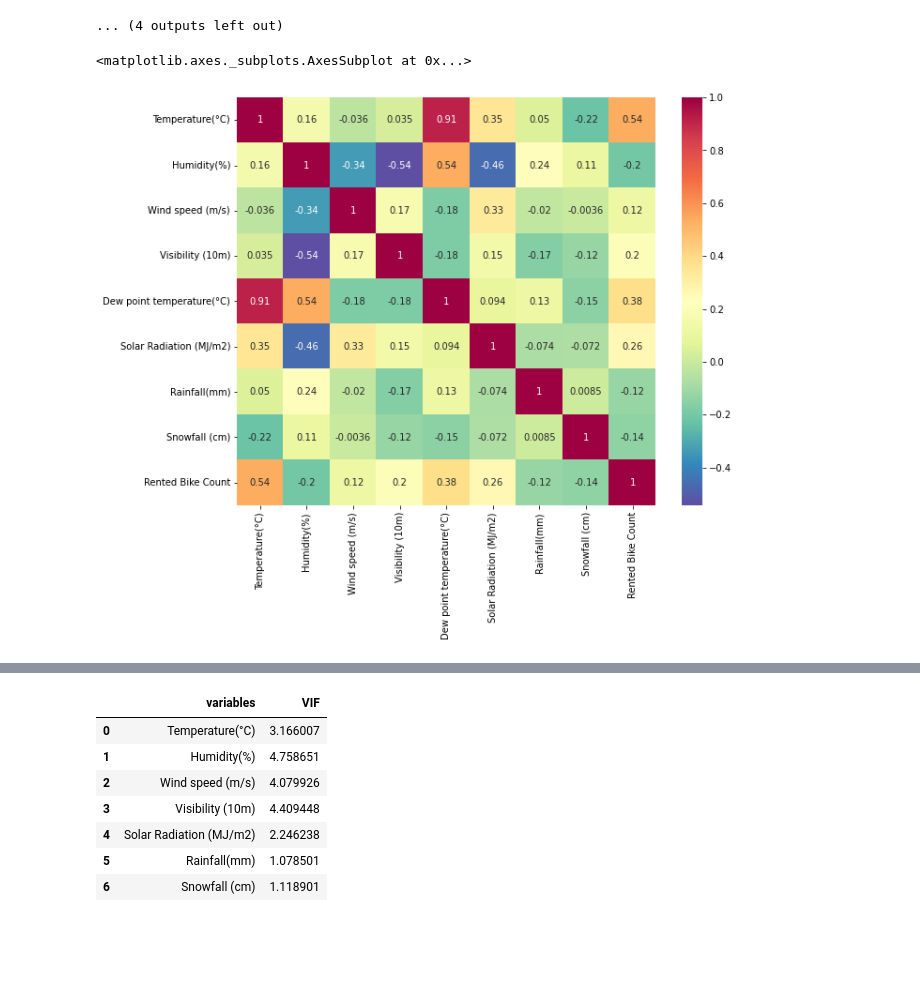
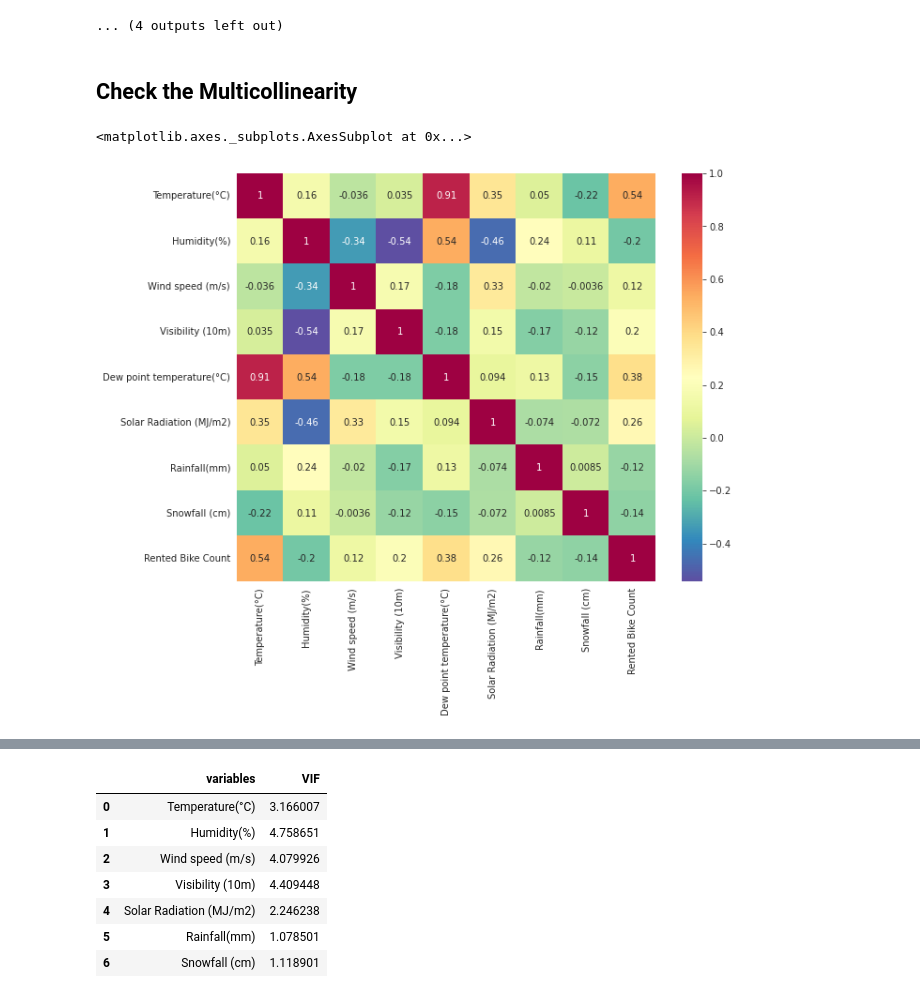
Before and after one commit to solankinitin1210/Capstone-Project-Bike-Sharing-Demand-Prediction, a Jupyter notebook: Bike_Sharing_Demand_Prediction_Capstone_Project.ipynb, the cells around one changed output, grey strips where cells are left out. Cells and saved outputs as stored; diff of their text form; code cells hidden in the pictures; blank space fills up the shorter version.

```diff
--- a/Bike_Sharing_Demand_Prediction_Capstone_Project.ipynb
+++ b/Bike_Sharing_Demand_Prediction_Capstone_Project.ipynb
@@ -427,8 +427,11 @@ for i in numeric_features:
 **** Solar Radiation (MJ/m2) versus "Rented Bike Count"****
 [figure]
 ... (4 outputs left out)
+# %% [markdown]
+## **Check the Multicollinearity**
 # %%
-numeric_features2=['Temperature(°C)',
+# Define Numeric features
+numeric_features=['Temperature(°C)',
  'Humidity(%)',
  'Wind speed (m/s)',
  'Visibility (10m)',
@@ -437,10 +440,10 @@ numeric_features2=['Temperature(°C)',
  'Rainfall(mm)',
  'Snowfall (cm)','Rented Bike Count']
 # %%
-#Ploat heat map
+#Ploat heat map to visualize corelation of numeric variable
 plt.figure(figsize=(10,8))
-sns.heatmap(df[numeric_features2].corr(),annot= True,cmap='Spectral_r')
+sns.heatmap(df[numeric_features].corr(),annot= True,cmap='Spectral_r')
 # %% [output]
 <matplotlib.axes._subplots.AxesSubplot at 0x...>
-[figure, old version]
+[figure, new version]
 # %%
```
Also changed, not shown: parts of 29 cells of this notebook.
